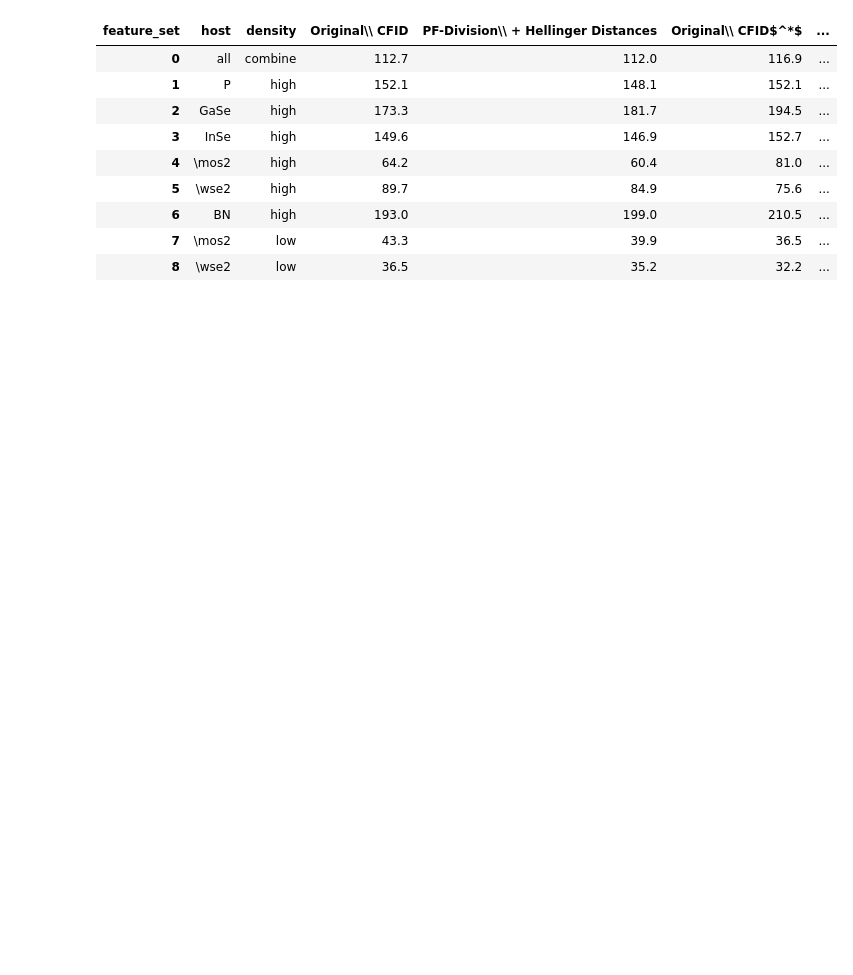
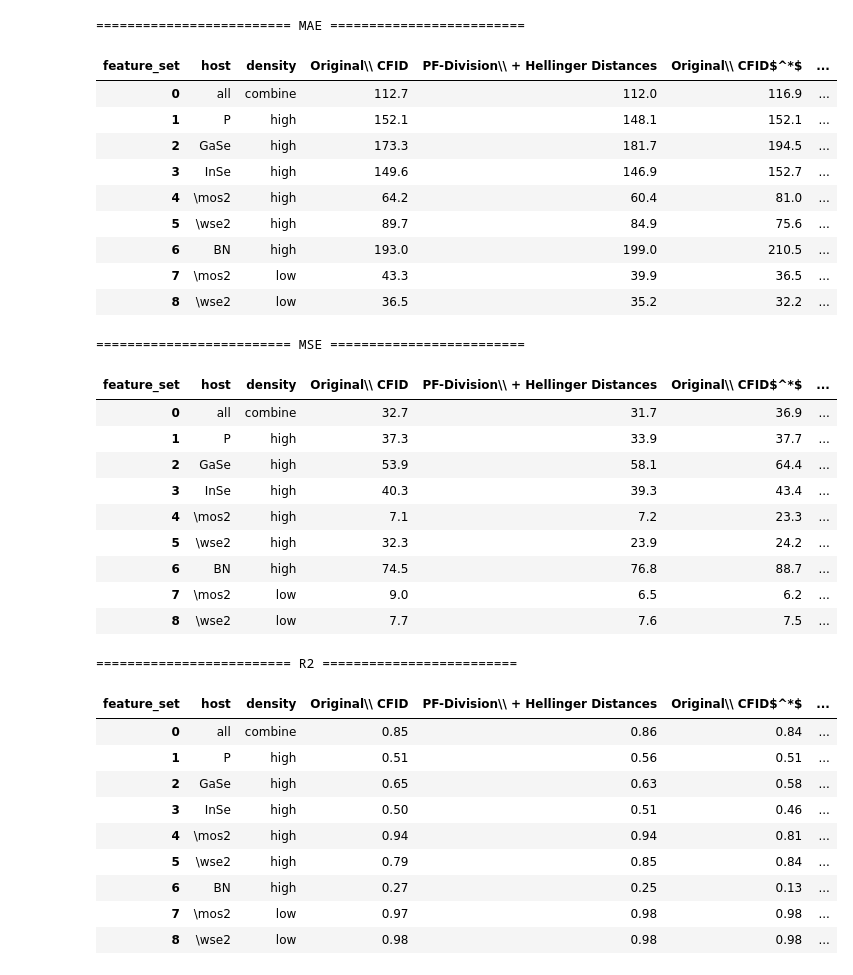
Before and after one commit to c2wntl/PF-scaling_and_DA_fingerprints, a Jupyter notebook: notebooks/0003_testset_results.ipynb, the cells around one changed output. Saved outputs shown, nothing was run; the diff lists cells and outputs as text; code cells hidden in the pictures; blank space fills up the shorter version.

```diff
--- a/notebooks/0003_testset_results.ipynb
+++ b/notebooks/0003_testset_results.ipynb
@@ -276,14 +350,36 @@ eform_prediction_df
 # %%
 gap_prediction_df=main('homo_lumo_gap_min')
-gap_prediction_df
 # %% [output]
+========================= MAE =========================
 | feature_set | host | density | Original\\ CFID | PF-Division\\ + Hellinger Distances | Original\\ CFID$^*$ | ... |
 | 0 | all | combine | 112.7 | 112.0 | 116.9 | ... |
 | 1 | P | high | 152.1 | 148.1 | 152.1 | ... |
 | 2 | GaSe | high | 173.3 | 181.7 | 194.5 | ... |
 | 3 | InSe | high | 149.6 | 146.9 | 152.7 | ... |
 | 4 | \mos2 | high | 64.2 | 60.4 | 81.0 | ... |
 | 5 | \wse2 | high | 89.7 | 84.9 | 75.6 | ... |
 | 6 | BN | high | 193.0 | 199.0 | 210.5 | ... |
 | 7 | \mos2 | low | 43.3 | 39.9 | 36.5 | ... |
 | 8 | \wse2 | low | 36.5 | 35.2 | 32.2 | ... |
+========================= MSE =========================
+| feature_set | host | density | Original\\ CFID | PF-Division\\ + Hellinger Distances | Original\\ CFID$^*$ | ... |
+| 0 | all | combine | 32.7 | 31.7 | 36.9 | ... |
+| 1 | P | high | 37.3 | 33.9 | 37.7 | ... |
+| 2 | GaSe | high | 53.9 | 58.1 | 64.4 | ... |
+| 3 | InSe | high | 40.3 | 39.3 | 43.4 | ... |
+| 4 | \mos2 | high | 7.1 | 7.2 | 23.3 | ... |
+| 5 | \wse2 | high | 32.3 | 23.9 | 24.2 | ... |
+| 6 | BN | high | 74.5 | 76.8 | 88.7 | ... |
+| 7 | \mos2 | low | 9.0 | 6.5 | 6.2 | ... |
+| 8 | \wse2 | low | 7.7 | 7.6 | 7.5 | ... |
+========================= R2 =========================
+| feature_set | host | density | Original\\ CFID | PF-Division\\ + Hellinger Distances | Original\\ CFID$^*$ | ... |
+| 0 | all | combine | 0.85 | 0.86 | 0.84 | ... |
+| 1 | P | high | 0.51 | 0.56 | 0.51 | ... |
+| 2 | GaSe | high | 0.65 | 0.63 | 0.58 | ... |
+| 3 | InSe | high | 0.50 | 0.51 | 0.46 | ... |
+| 4 | \mos2 | high | 0.94 | 0.94 | 0.81 | ... |
+| 5 | \wse2 | high | 0.79 | 0.85 | 0.84 | ... |
+| 6 | BN | high | 0.27 | 0.25 | 0.13 | ... |
+| 7 | \mos2 | low | 0.97 | 0.98 | 0.98 | ... |
+| 8 | \wse2 | low | 0.98 | 0.98 | 0.98 | ... |
```
Also changed, not shown: parts of 4 cells of this notebook, 5 other files.
